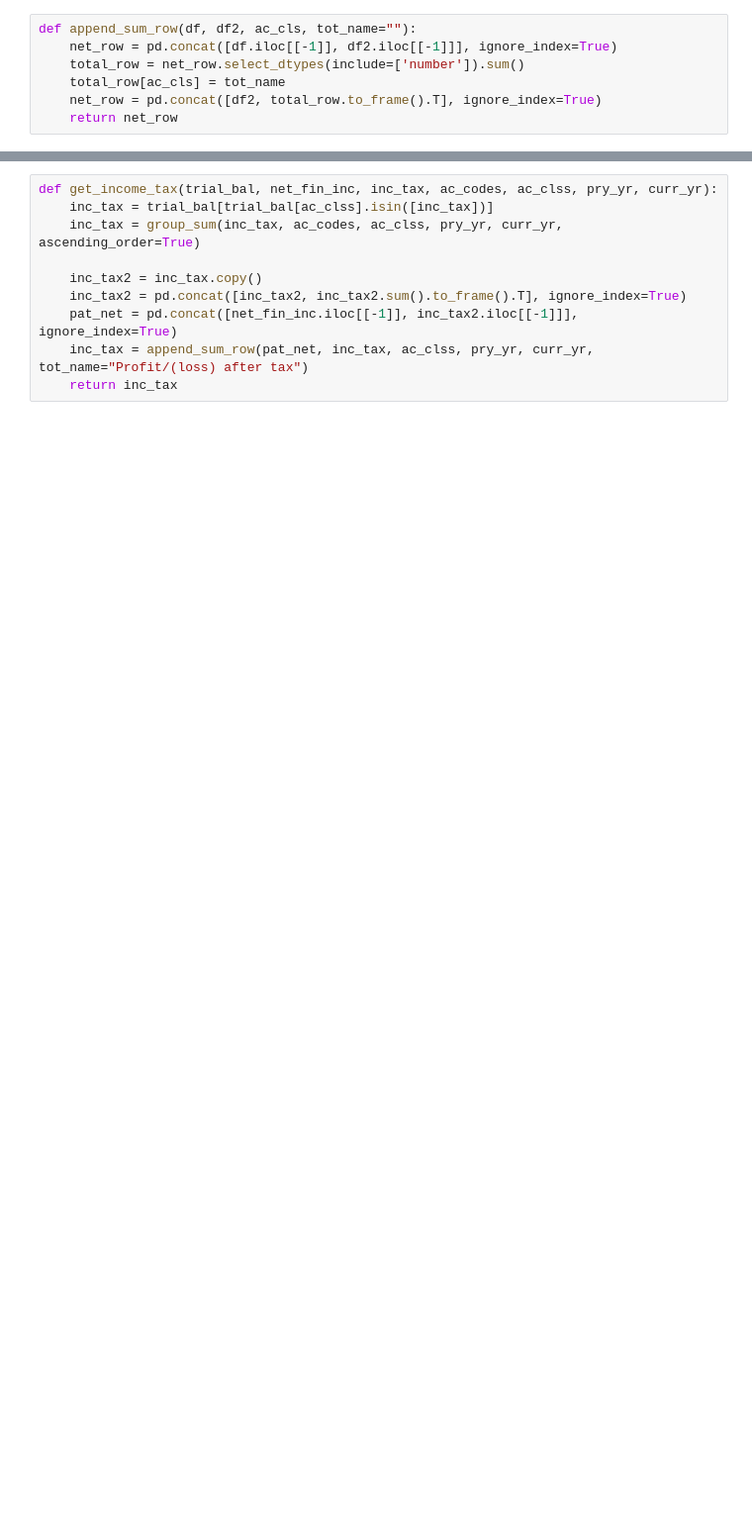
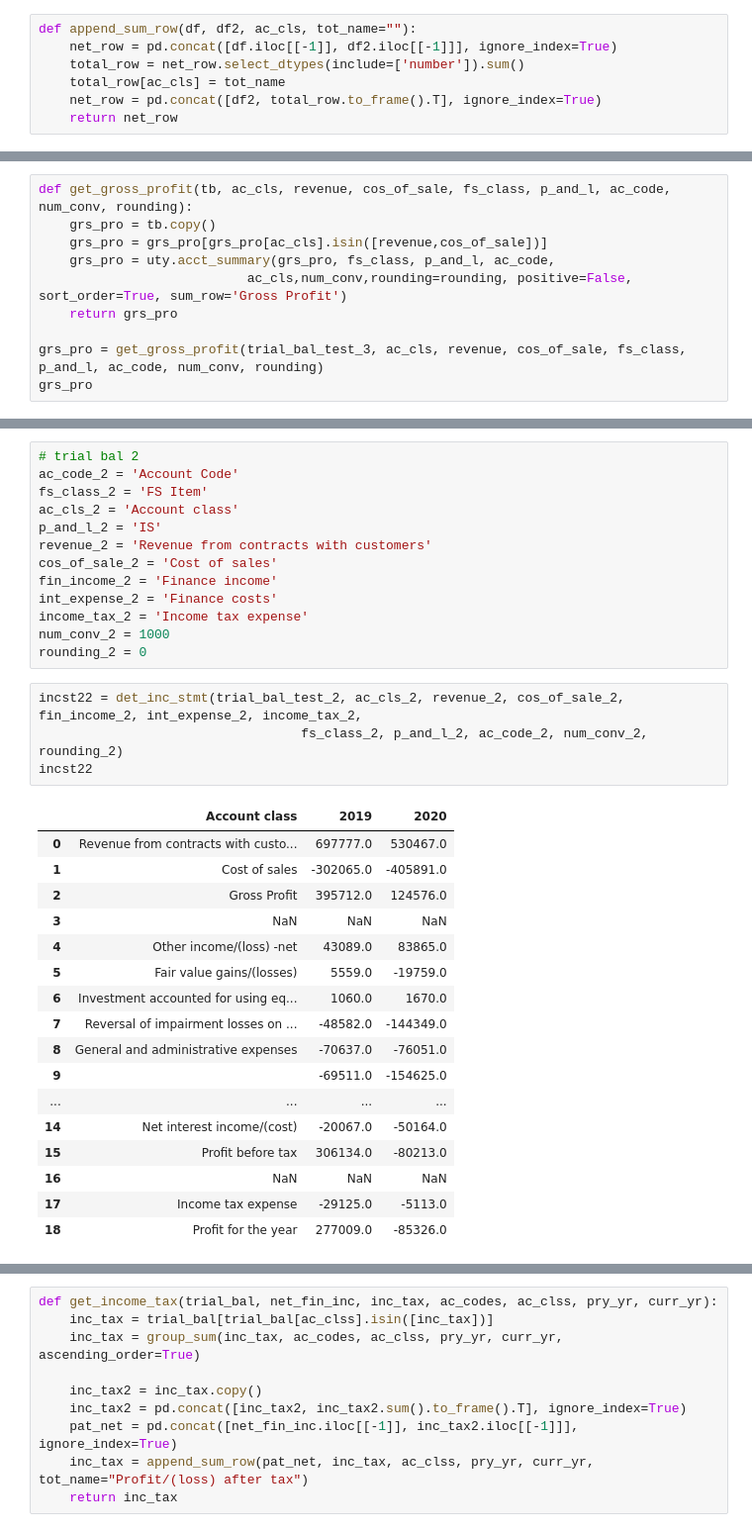
Before and after one commit to nkwachiabel/accounting_functions, a Jupyter notebook: Accounting functions/Accounting functions notebook.ipynb, the cells around one changed output, grey strips where cells are left out. Shown at 99% size. Saved outputs shown, nothing was run; the diff lists cells and outputs as text; blank space fills up the shorter version.

```diff
--- a/Accounting functions/Accounting functions notebook.ipynb
+++ b/Accounting functions/Accounting functions notebook.ipynb
@@ -244,0 +153,10 @@ memory usage: 256.0+ bytes
+# %%
+def get_gross_profit(tb, ac_cls, revenue, cos_of_sale, fs_class, p_and_l, ac_code, num_conv, rounding):
+    grs_pro = tb.copy()
+    grs_pro = grs_pro[grs_pro[ac_cls].isin([revenue,cos_of_sale])]
+    grs_pro = uty.acct_summary(grs_pro, fs_class, p_and_l, ac_code,
+                           ac_cls,num_conv,rounding=rounding, positive=False, sort_order=True, sum_row='Gross Profit')
+    return grs_pro
+
+grs_pro = get_gross_profit(trial_bal_test_3, ac_cls, revenue, cos_of_sale, fs_class, p_and_l, ac_code, num_conv, rounding)
+grs_pro
@@ -244,0 +324,35 @@ memory usage: 256.0+ bytes
+# %%
+# trial bal 2
+ac_code_2 = 'Account Code'
+fs_class_2 = 'FS Item'
+ac_cls_2 = 'Account class'
+p_and_l_2 = 'IS'
+revenue_2 = 'Revenue from contracts with customers'
+cos_of_sale_2 = 'Cost of sales'
+fin_income_2 = 'Finance income'
+int_expense_2 = 'Finance costs'
+income_tax_2 = 'Income tax expense'
+num_conv_2 = 1000
+rounding_2 = 0
+# %%
+incst22 = det_inc_stmt(trial_bal_test_2, ac_cls_2, revenue_2, cos_of_sale_2, fin_income_2, int_expense_2, income_tax_2,
+                                  fs_class_2, p_and_l_2, ac_code_2, num_conv_2, rounding_2)
+incst22
+# %% [output]
+|  | Account class | 2019 | 2020 |
+| 0 | Revenue from contracts with custo... | 697777.0 | 530467.0 |
+| 1 | Cost of sales | -302065.0 | -405891.0 |
+| 2 | Gross Profit | 395712.0 | 124576.0 |
+| 3 | NaN | NaN | NaN |
+| 4 | Other income/(loss) -net | 43089.0 | 83865.0 |
+| 5 | Fair value gains/(losses) | 5559.0 | -19759.0 |
+| 6 | Investment accounted for using eq... | 1060.0 | 1670.0 |
+| 7 | Reversal of impairment losses on ... | -48582.0 | -144349.0 |
+| 8 | General and administrative expenses | -70637.0 | -76051.0 |
+| 9 |  | -69511.0 | -154625.0 |
+| ... | ... | ... | ... |
+| 14 | Net interest income/(cost) | -20067.0 | -50164.0 |
+| 15 | Profit before tax | 306134.0 | -80213.0 |
+| 16 | NaN | NaN | NaN |
+| 17 | Income tax expense | -29125.0 | -5113.0 |
+| 18 | Profit for the year | 277009.0 | -85326.0 |
```
Also changed, not shown: parts of 30 cells of this notebook, 2 other files.
